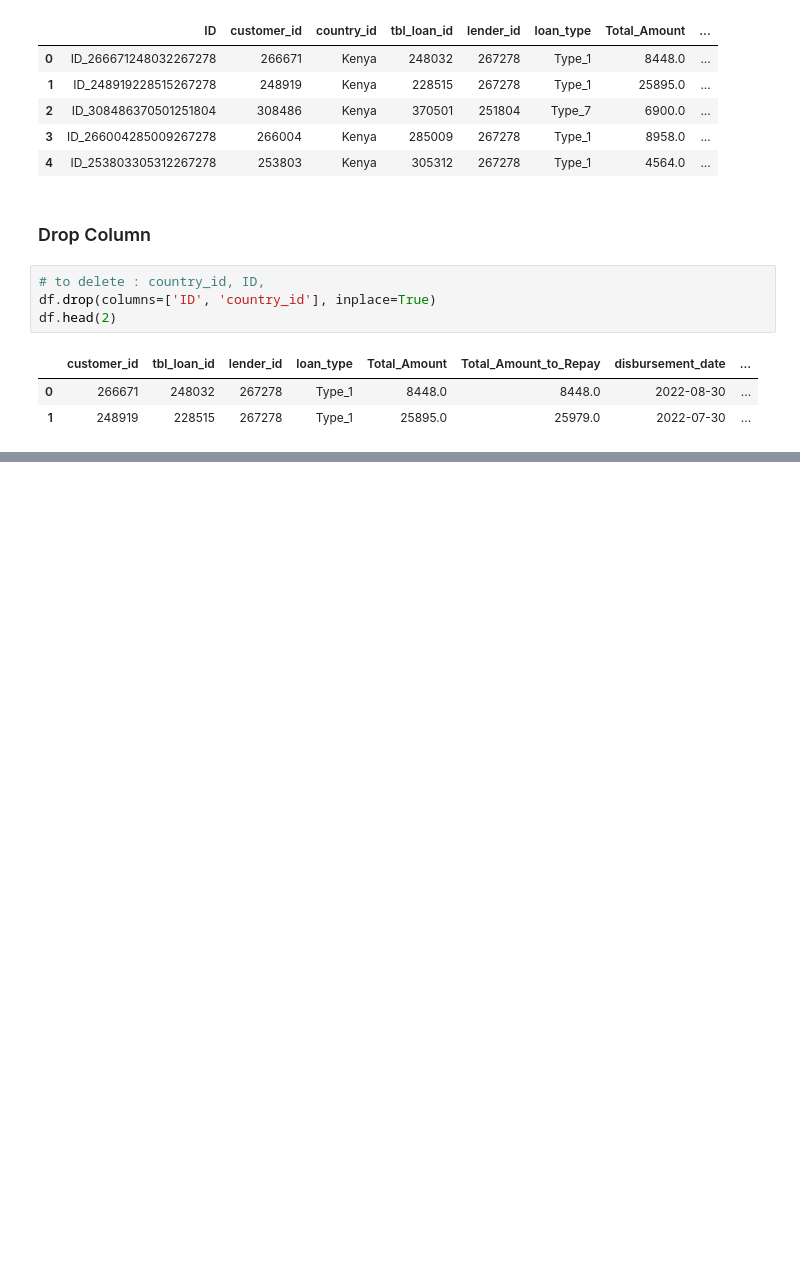
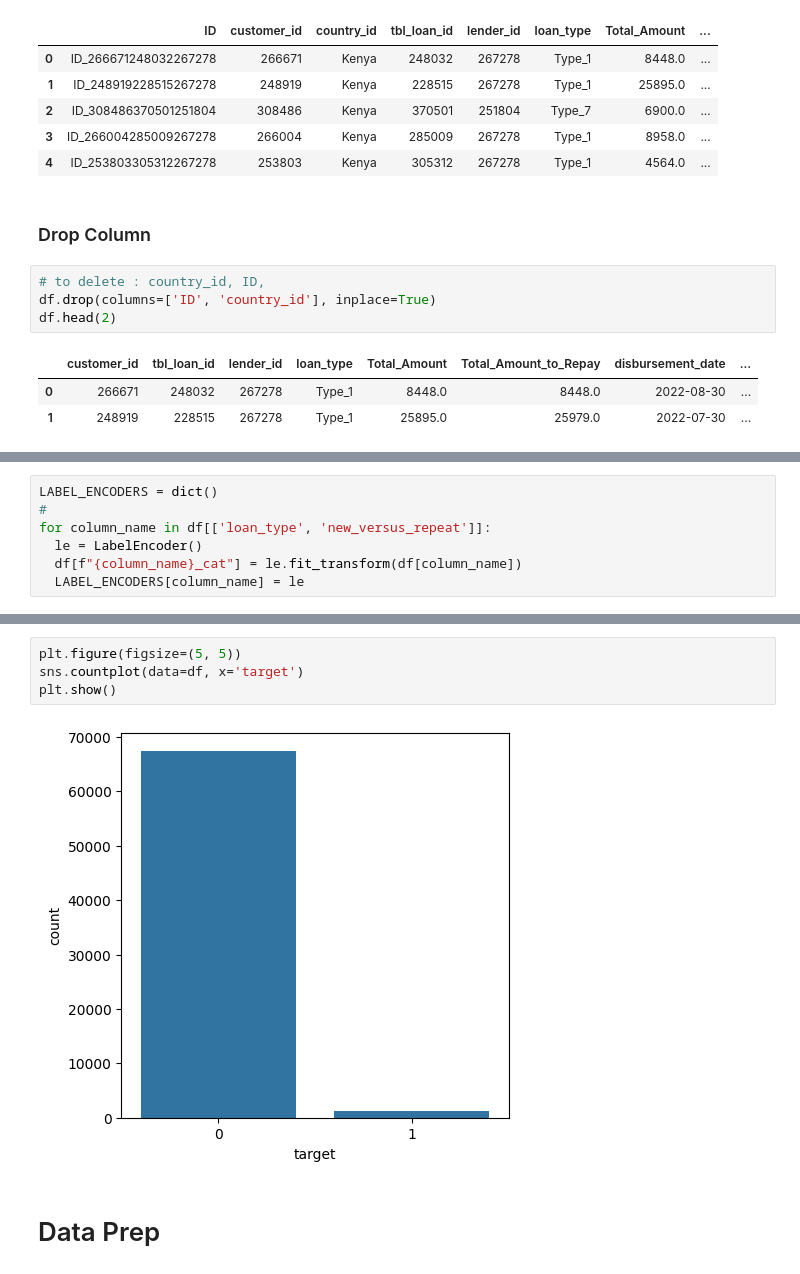
Before and after one commit to kibambe-0167/zindi-african-credit-score, a Jupyter notebook: app.ipynb, the cells around one changed output, grey strips where cells are left out. Cells and saved outputs as stored; diff of their text form; blank space fills up the shorter version.

```diff
--- a/app.ipynb
+++ b/app.ipynb
@@ -92,0 +150,7 @@ Name: count, Length: 64, dtype: int64
+# %%
+LABEL_ENCODERS = dict()
+#
+for column_name in df[['loan_type', 'new_versus_repeat']]:
+  le = LabelEncoder()
+  df[f"{column_name}_cat"] = le.fit_transform(df[column_name])
+  LABEL_ENCODERS[column_name] = le
@@ -92,0 +177,8 @@ Name: count, Length: 64, dtype: int64
+# %%
+plt.figure(figsize=(5, 5))
+sns.countplot(data=df, x='target')
+plt.show()
+# %% [output]
+[figure, added]
+# %% [markdown]
+# Data Prep
```
Also changed, not shown: parts of 32 cells of this notebook, 3 other files.
